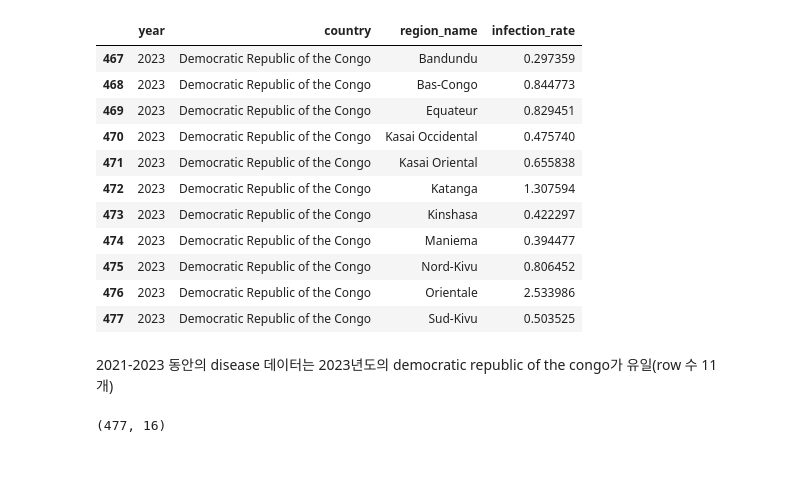
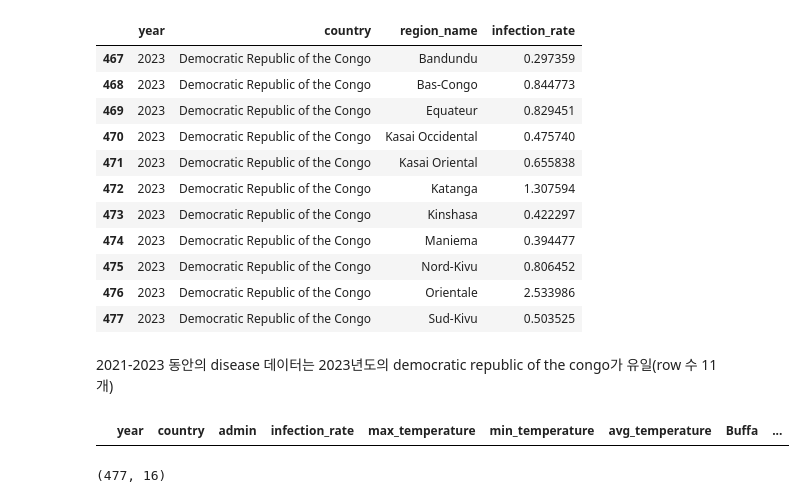
Before and after one commit to sseongyunn/africa-hiv-prediction-ml, a Jupyter notebook: src/data/merged_data/data_analysis.ipynb, the cells around one changed output. Drawn from its saved outputs; the diff is of its cells as text; code cells hidden in the pictures; blank space fills up the shorter version.

```diff
--- a/src/data/merged_data/data_analysis.ipynb
+++ b/src/data/merged_data/data_analysis.ipynb
@@ -218,6 +218,12 @@ disease_2023
 # %%
 time_deletion = result['year']>2020
 time_result = result[~time_deletion]
+# %%
+# check
+
+time_result[time_deletion]
+# %% [output]
+|  | year | country | admin | infection_rate | max_temperature | min_temperature | avg_temperature | Buffa | ... |
 # %%
 time_result.shape
 # %% [output]
```
Also changed, not shown: parts of 10 cells of this notebook, 1 other file.
